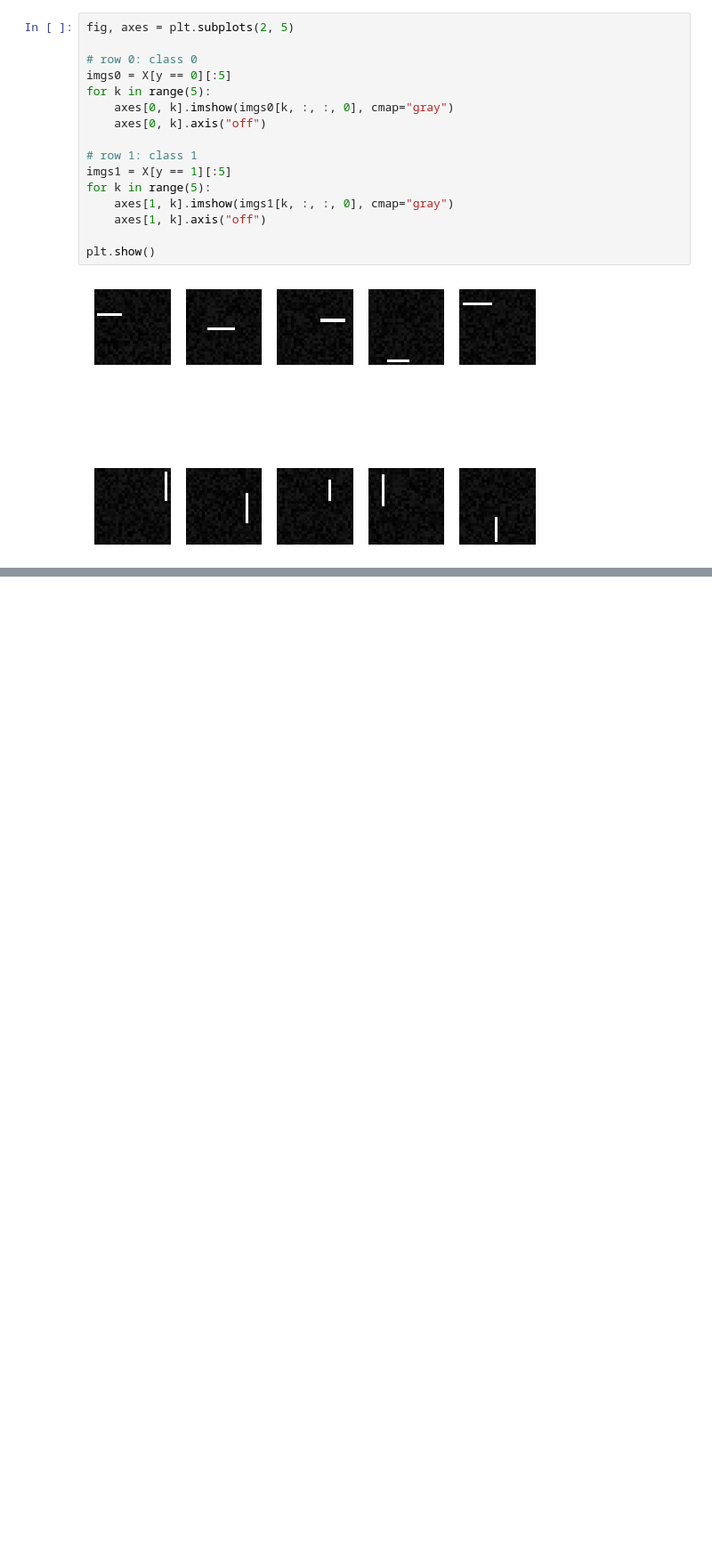
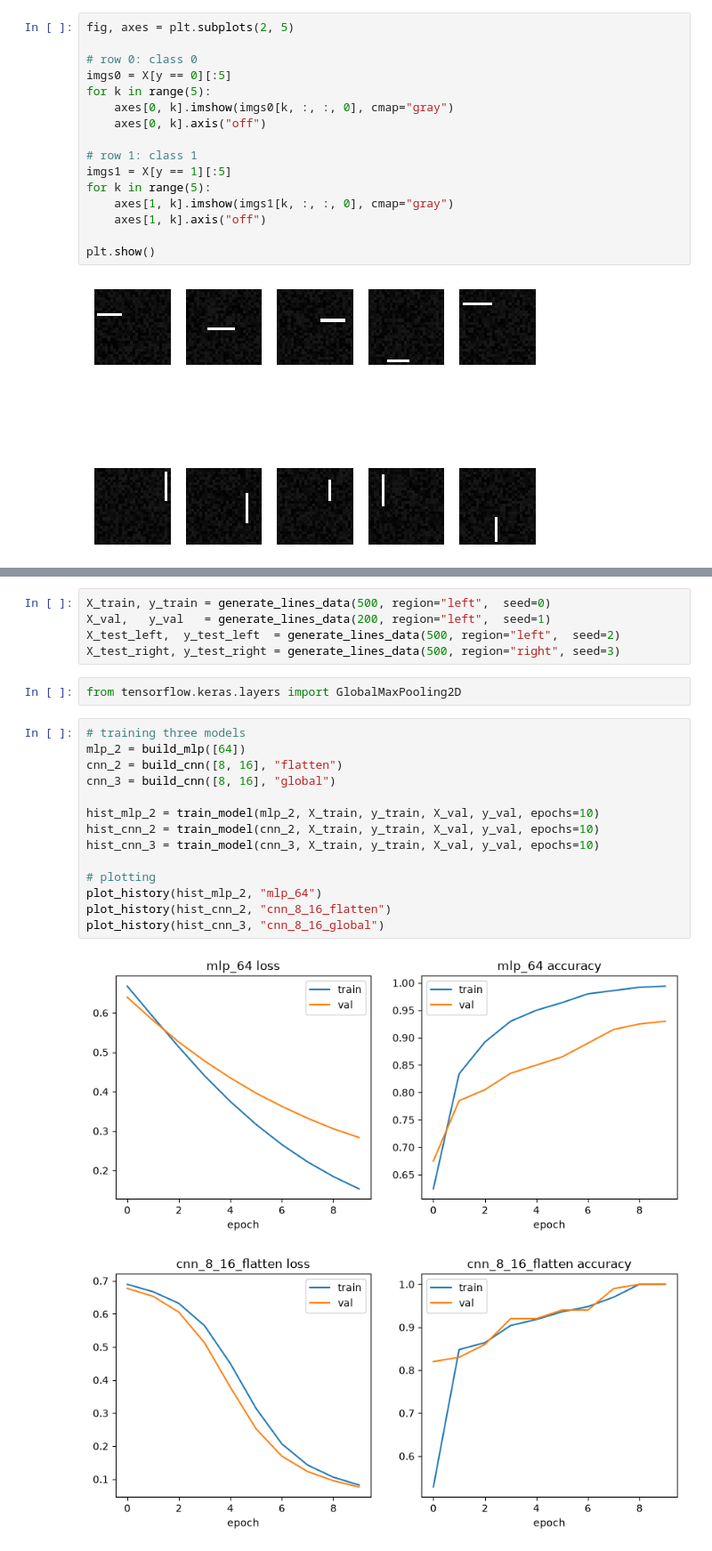
Before and after one commit to michallitwin/python-learning, a Jupyter notebook: python_dl/Deep_learning/Cnn_exercises_keras.ipynb, the cells around one changed output, grey strips where cells are left out. Shown at 89% size. Cells and saved outputs as stored; diff of their text form; blank space fills up the shorter version.

```diff
--- a/python_dl/Deep_learning/Cnn_exercises_keras.ipynb
+++ b/python_dl/Deep_learning/Cnn_exercises_keras.ipynb
@@ -597,0 +734,24 @@ plt.show()
+# %%
+X_train, y_train = generate_lines_data(500, region="left",  seed=0)
+X_val,   y_val   = generate_lines_data(200, region="left",  seed=1)
+X_test_left,  y_test_left  = generate_lines_data(500, region="left",  seed=2)
+X_test_right, y_test_right = generate_lines_data(500, region="right", seed=3)
+# %%
+from tensorflow.keras.layers import GlobalMaxPooling2D
+# %%
+# training three models
+mlp_2 = build_mlp([64])
+cnn_2 = build_cnn([8, 16], "flatten")
+cnn_3 = build_cnn([8, 16], "global")
+
+hist_mlp_2 = train_model(mlp_2, X_train, y_train, X_val, y_val, epochs=10)
+hist_cnn_2 = train_model(cnn_2, X_train, y_train, X_val, y_val, epochs=10)
+hist_cnn_3 = train_model(cnn_3, X_train, y_train, X_val, y_val, epochs=10)
+
+# plotting
+plot_history(hist_mlp_2, "mlp_64")
+plot_history(hist_cnn_2, "cnn_8_16_flatten")
+plot_history(hist_cnn_3, "cnn_8_16_global")
+# %% [output]
+[figure, added]
+[figure, added]
```
Also changed, not shown: parts of 37 cells of this notebook.
